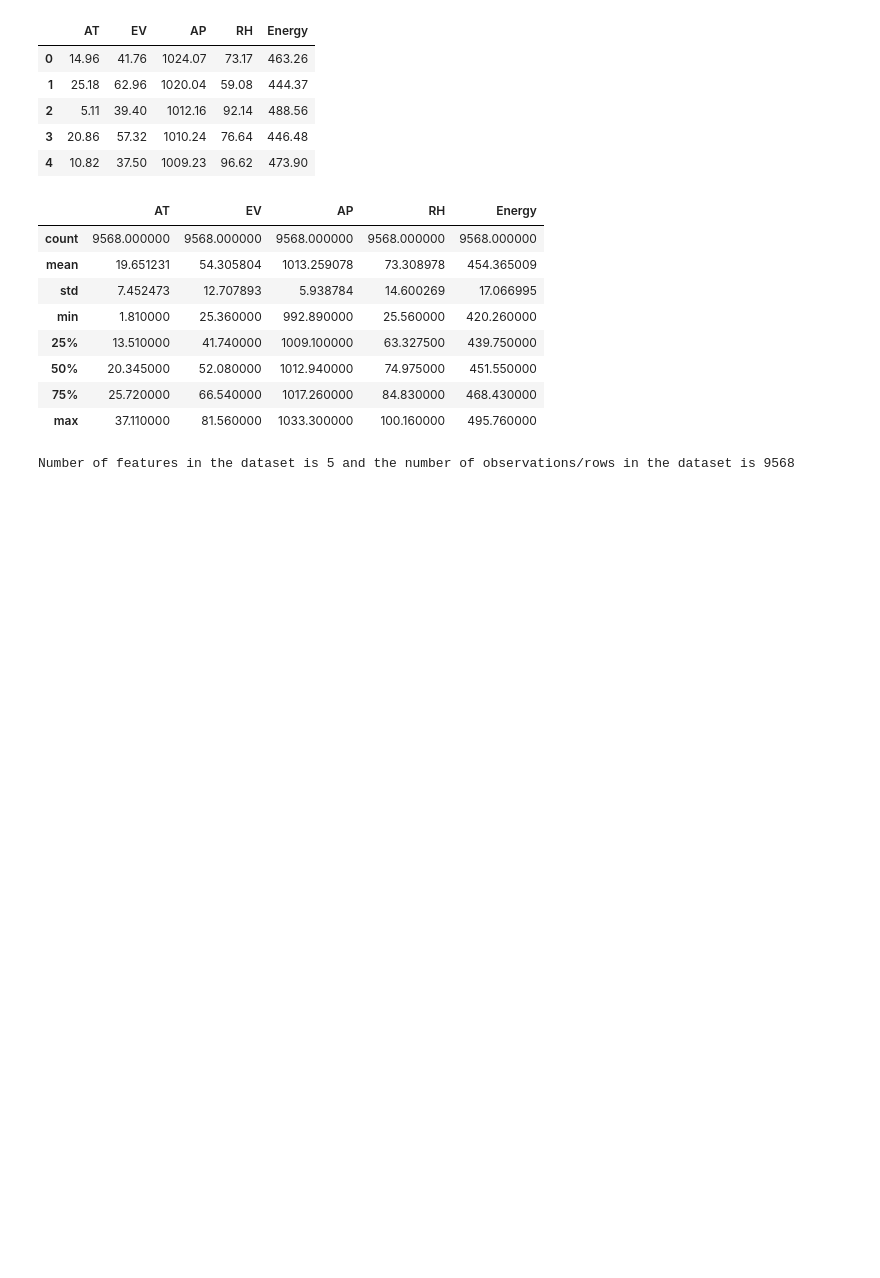
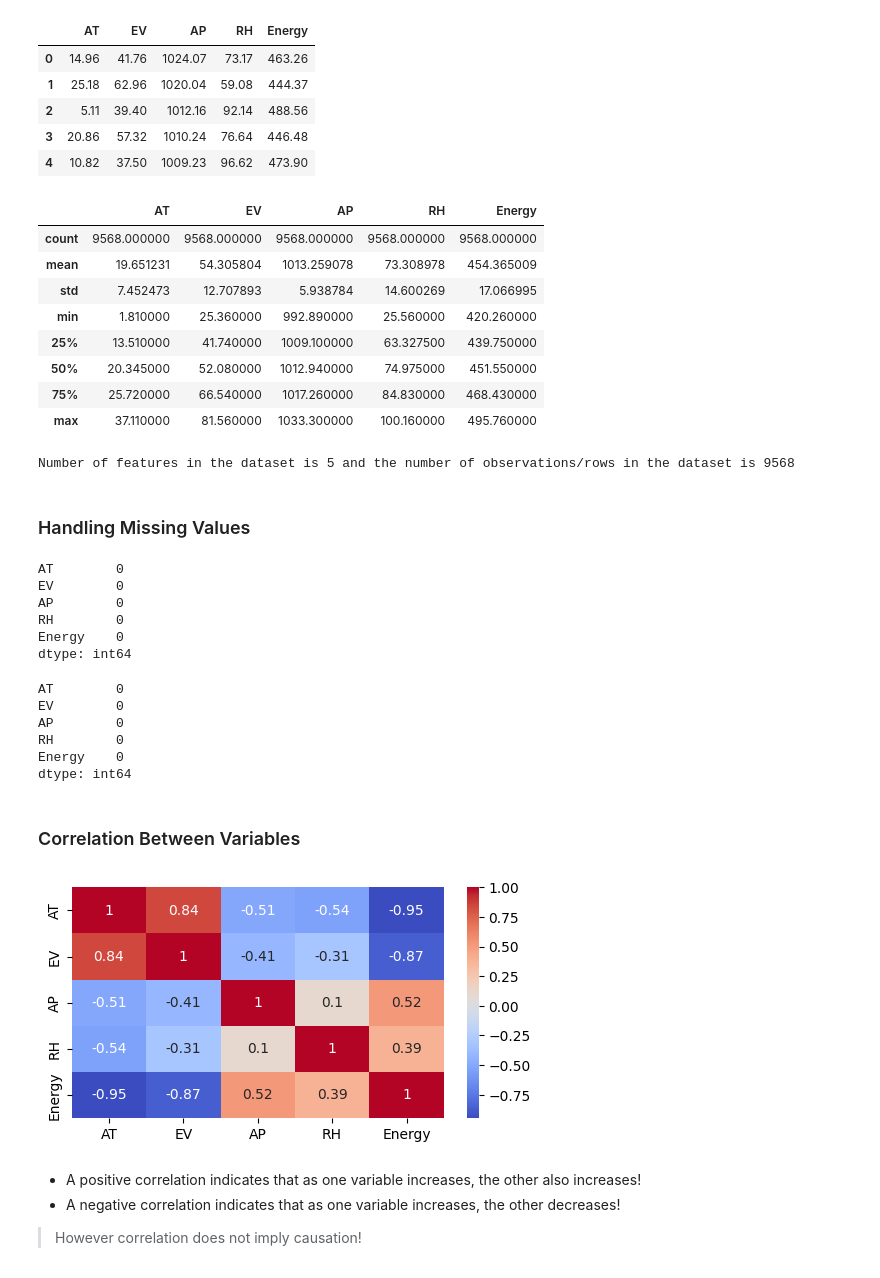
Before and after one commit to Darknight47/Regression, a Jupyter notebook: Decision Tree Regression/predict_hourly_electrical_energy.ipynb, the cells around one changed output. Cells and saved outputs as stored; diff of their text form; code cells hidden in the pictures; blank space fills up the shorter version.

Commit message:
Handling Missing Values

```diff
--- a/Decision Tree Regression/predict_hourly_electrical_energy.ipynb
+++ b/Decision Tree Regression/predict_hourly_electrical_energy.ipynb
@@ -77,3 +78,37 @@ powerPlant.describe()
 print(f"Number of features in the dataset is {powerPlant.shape[1]} and the number of observations/rows in the dataset is {powerPlant.shape[0]}")
 # %% [output]
 Number of features in the dataset is 5 and the number of observations/rows in the dataset is 9568
+# %% [markdown]
+### Handling Missing Values
+# %%
+powerPlant.isnull().sum()
+# %% [output]
+AT        0
+EV        0
+AP        0
+RH        0
+Energy    0
+dtype: int64
+# %%
+powerPlant.isna().sum()
+# %% [output]
+AT        0
+EV        0
+AP        0
+RH        0
+Energy    0
+dtype: int64
+# %% [markdown]
+### Correlation Between Variables
+# %%
+correlation_matrix = powerPlant.corr()
+
+plt.figure(figsize=(6, 3))
+sns.heatmap(correlation_matrix, annot= True, cmap='coolwarm')
+plt.show()
+# %% [output]
+[figure, added]
+# %% [markdown]
+* A positive correlation indicates that as one variable increases, the other also increases!
+* A negative correlation indicates that as one variable increases, the other decreases!
+> However correlation does not imply causation!
```
Also changed, not shown: parts of 1 cell of this notebook.
